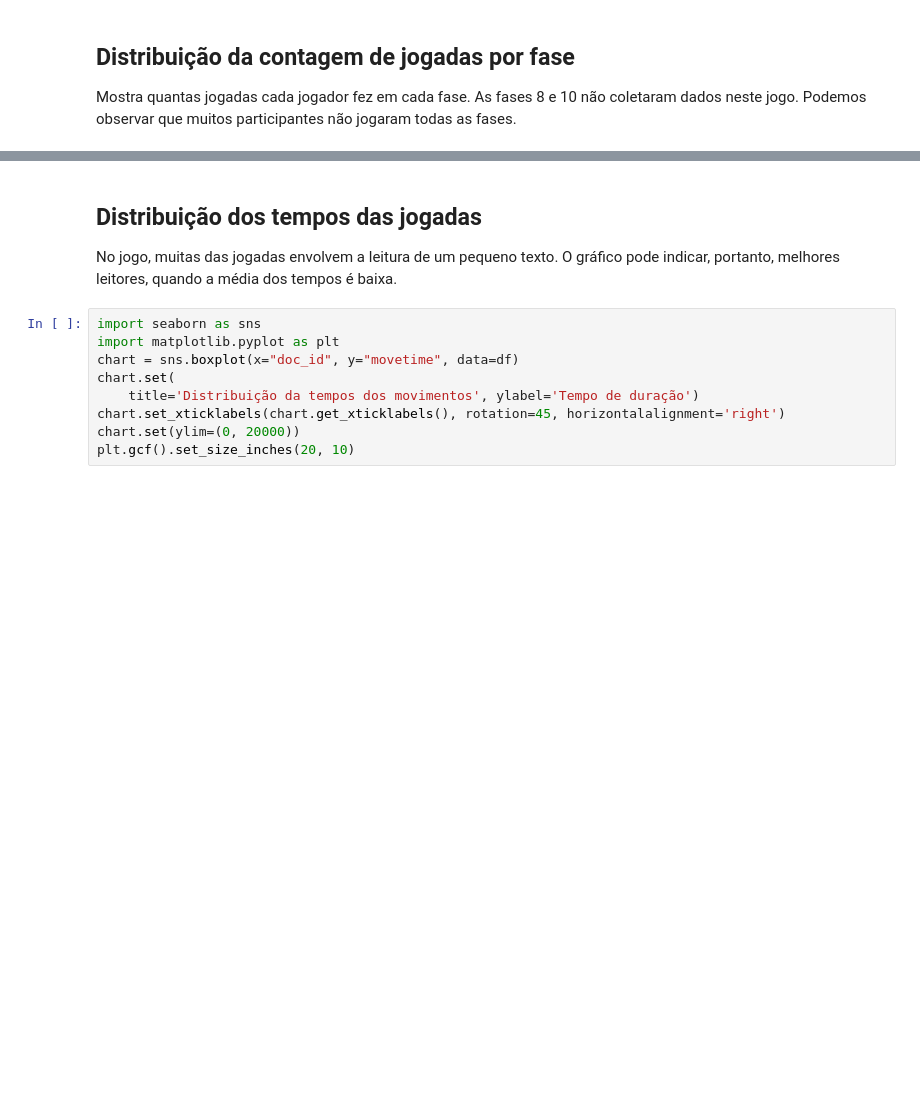
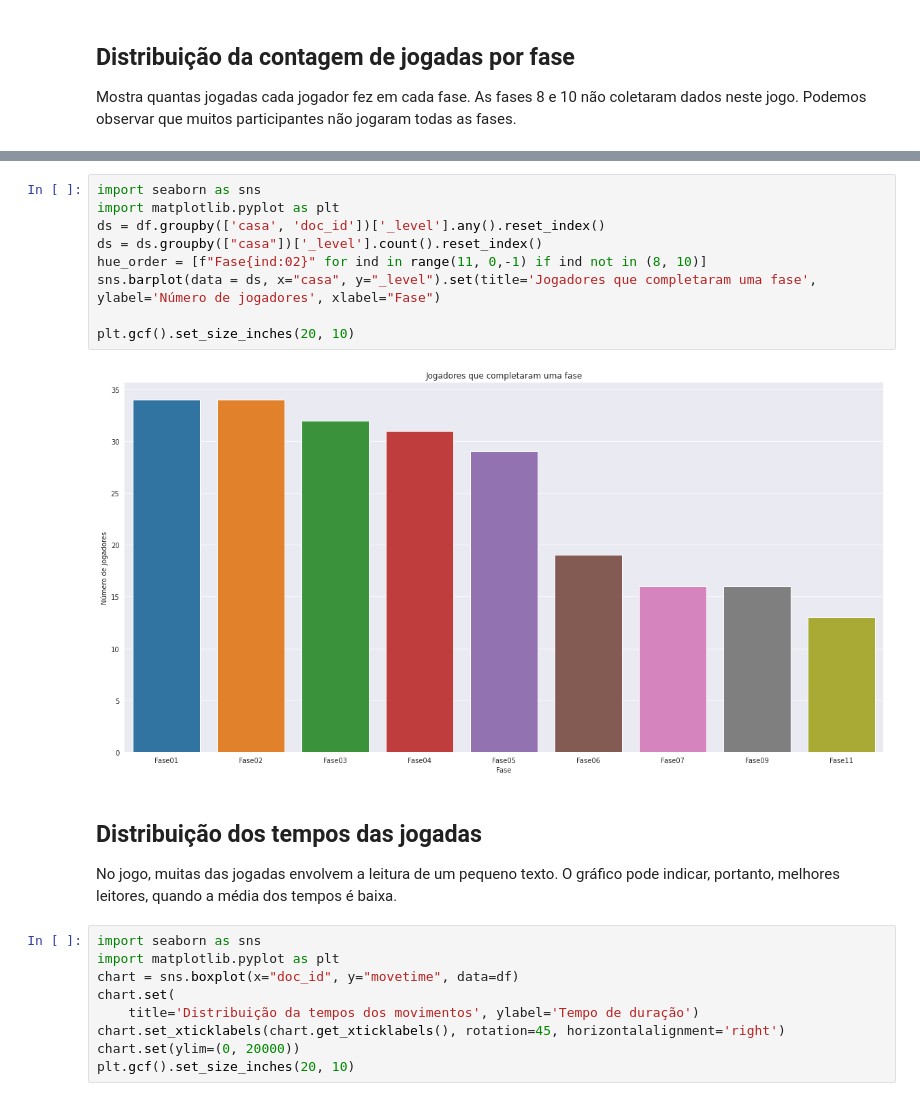
Before and after one commit to labase/data_edu, a Jupyter notebook: ipnb/organelas.ipynb, the cells around one changed output, grey strips where cells are left out. Saved outputs shown, nothing was run; the diff lists cells and outputs as text; blank space fills up the shorter version.

```diff
--- a/ipnb/organelas.ipynb
+++ b/ipnb/organelas.ipynb
@@ -188,3 +204,14 @@ plt.gcf().set_size_inches(20, 10)
+# %%
+import seaborn as sns
+import matplotlib.pyplot as plt
+ds = df.groupby(['casa', 'doc_id'])['_level'].any().reset_index()
+ds = ds.groupby(["casa"])['_level'].count().reset_index()
+hue_order = [f"Fase{ind:02}" for ind in range(11, 0,-1) if ind not in (8, 10)]
+sns.barplot(data = ds, x="casa", y="_level").set(title='Jogadores que completaram uma fase', ylabel='Número de jogadores', xlabel="Fase")
+
+plt.gcf().set_size_inches(20, 10)
+# %% [output]
+[figure, added]
 # %% [markdown]
 ## Distribuição dos tempos das jogadas
 No jogo, muitas das jogadas envolvem a leitura de um pequeno texto. O gráfico pode indicar, portanto, melhores leitores, quando a média dos tempos é baixa.
```
Also changed, not shown: parts of 26 cells of this notebook, 1 other file.
